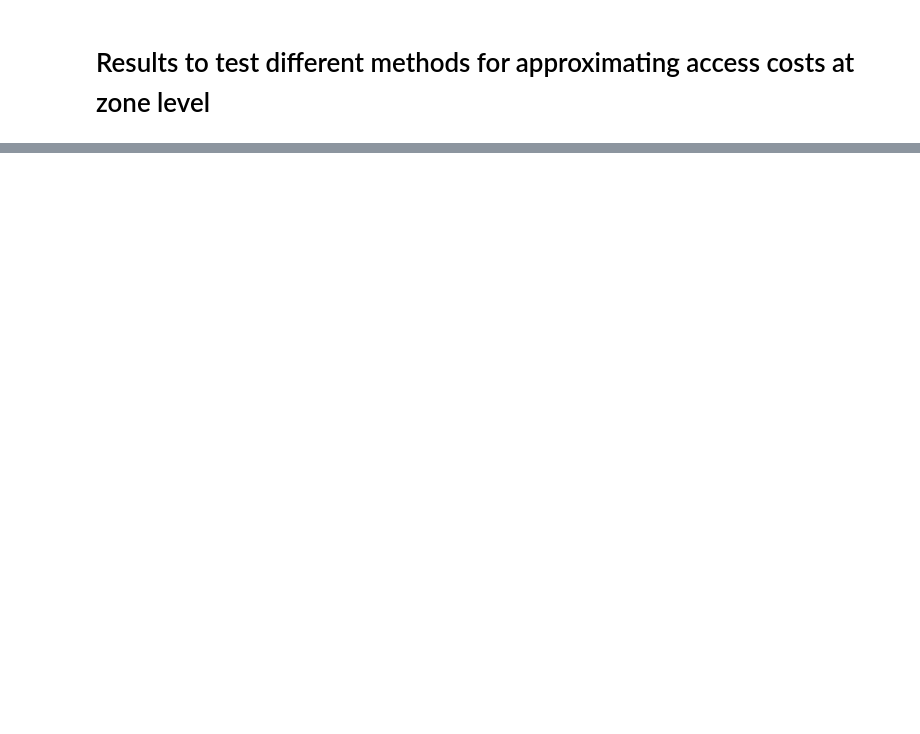
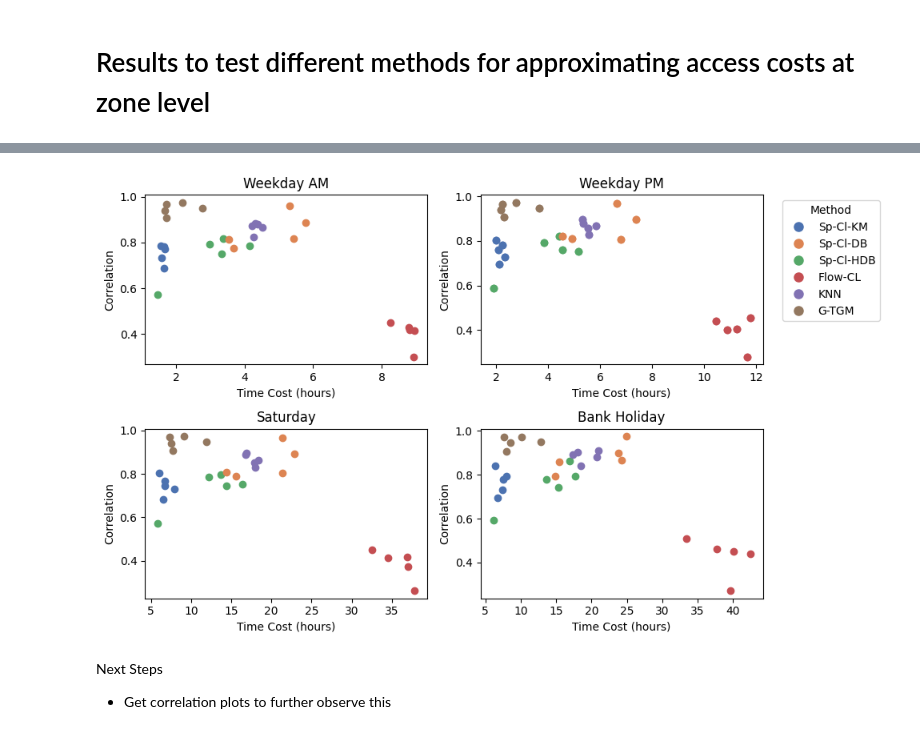
Before and after one commit to cmconlan/efficient_and_dynamic_accessibility_analysis, a Jupyter notebook: 10-analyse-results-chapter-3-part1.ipynb, the cells around one changed output, grey strips where cells are left out. Saved outputs shown, nothing was run; the diff lists cells and outputs as text; code cells hidden in the pictures; blank space fills up the shorter version.

```diff
--- a/10-analyse-results-chapter-3-part1.ipynb
+++ b/10-analyse-results-chapter-3-part1.ipynb
@@ -66,0 +143,41 @@ results.to_csv('results_check.csv')
+# %%
+legend_handles = []
+for k in method_colour_dict.keys():
+    legend_handles.append(Line2D([0], [0], label=k, marker="o", markersize=8, markeredgecolor=method_colour_dict[k], markerfacecolor=method_colour_dict[k], linestyle=''))
+# %%
+fig, ax = plt.subplots(2,2,figsize=(10,6))
+
+for i,r in results_filt[results_filt['stratum'] == 'wdam'].iterrows():
+    ax[0,0].scatter(r['cost hours'],r['corr'], c = r['colour'])
+    ax[0,0].set_xlabel('Time Cost (hours)')
+    ax[0,0].set_ylabel('Correlation')
+    ax[0,0].set_title('Weekday AM')
+
+for i,r in results_filt[results_filt['stratum'] == 'wdpm'].iterrows():
+    ax[0,1].scatter(r['cost hours'],r['corr'], c = r['colour'])
+    ax[0,1].scatter(r['cost hours'],r['corr'], c = r['colour'])
+    ax[0,1].set_xlabel('Time Cost (hours)')
+    ax[0,1].set_ylabel('Correlation')
+    ax[0,1].set_title('Weekday PM')
+    ax[0,1].legend(handles=legend_handles,title='Method', bbox_to_anchor=(1.05, 1), loc='upper left')
+
+for i,r in results_filt[results_filt['stratum'] == 'sat'].iterrows():
+    ax[1,0].scatter(r['cost hours'],r['corr'], c = r['colour'])
+    ax[1,0].set_xlabel('Time Cost (hours)')
+    ax[1,0].set_ylabel('Correlation')
+    ax[1,0].set_title('Saturday')
+
+for i,r in results_filt[results_filt['stratum'] == 'bh'].iterrows():
+    ax[1,1].scatter(r['cost hours'],r['corr'], c = r['colour'])
+    ax[1,1].set_xlabel('Time Cost (hours)')
+    ax[1,1].set_ylabel('Correlation')
+    ax[1,1].set_title('Bank Holiday')
+
+plt.tight_layout()
+plt.show()
+# %% [output]
+[figure, added]
+# %% [markdown]
+Next Steps
+
+- Get correlation plots to further observe this
```
Also changed, not shown: parts of 11 cells of this notebook, 1 other file.
